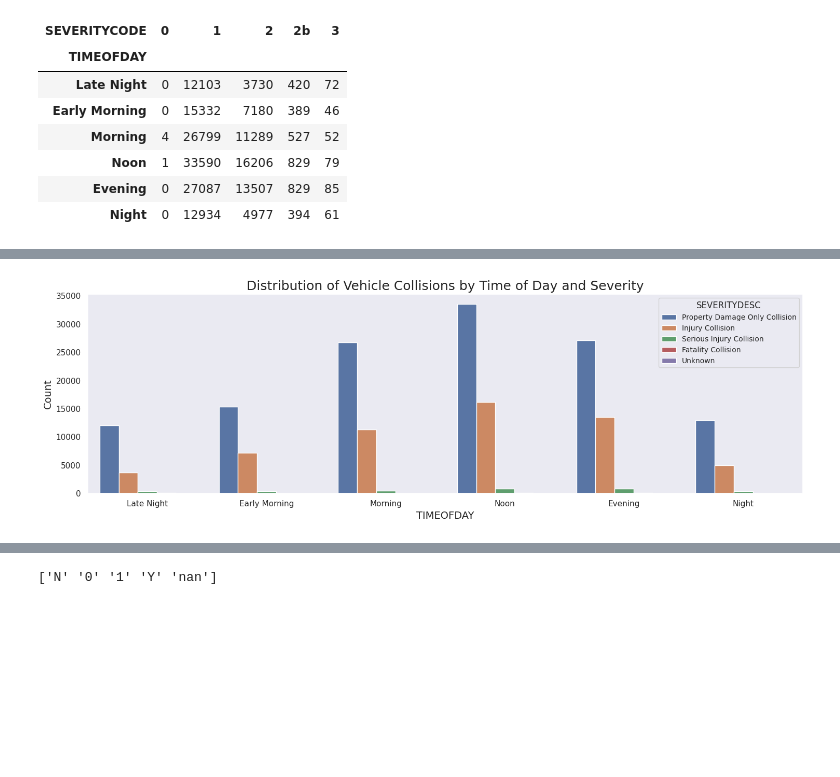
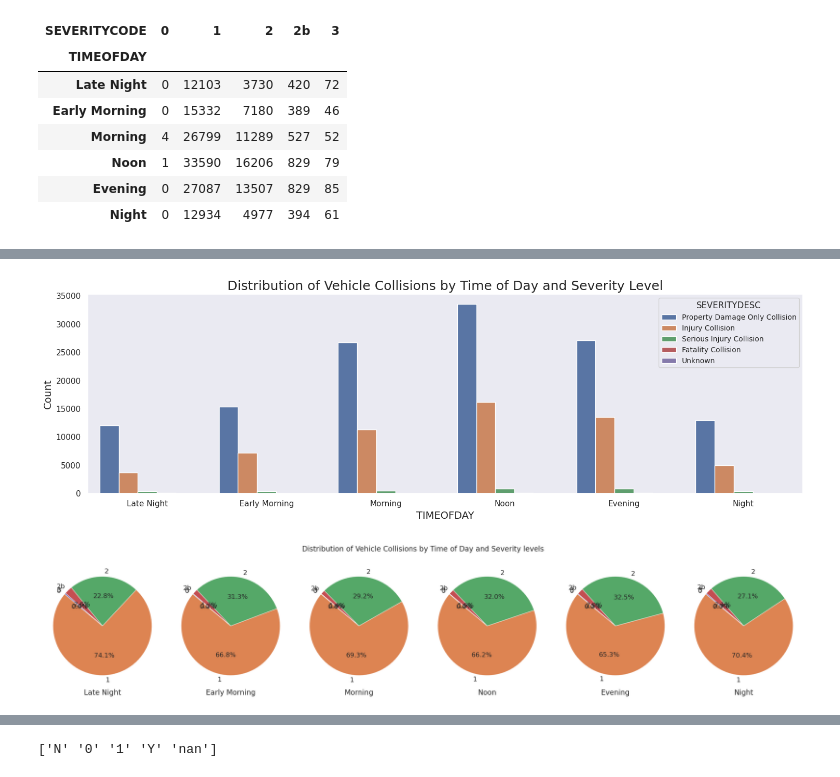
Before and after one commit to LuluW8071/Data-Science, a Jupyter notebook: Data Wrangling & EDA/05_Exercise_SDOT_Collision_Analysis/SDOT_Collision_Analysis.ipynb, the cells around one changed output, grey strips where cells are left out. Drawn from its saved outputs; the diff is of its cells as text; code cells hidden in the pictures; blank space fills up the shorter version.

```diff
--- a/Data Wrangling & EDA/05_Exercise_SDOT_Collision_Analysis/SDOT_Collision_Analysis.ipynb
+++ b/Data Wrangling & EDA/05_Exercise_SDOT_Collision_Analysis/SDOT_Collision_Analysis.ipynb
@@ -674,9 +706,11 @@ pd.crosstab(df.TIMEOFDAY, df.SEVERITYDESC)
 | Evening | 85 | 13507 | 27087 | 829 | 0 |
 | Night | 61 | 4977 | 12934 | 394 | 0 |
 # %%
-visualize_collision_counts(df, "TIMEOFDAY", "SEVERITYDESC", "Distribution of Vehicle Collisions by Time of Day and Severity")
+visualize_collision_counts(df, "TIMEOFDAY", "SEVERITYDESC", "Distribution of Vehicle Collisions by Time of Day and Severity Level")
+visualize_collision_pie_chart(df, "TIMEOFDAY", "SEVERITYCODE", "Distribution of Vehicle Collisions by Time of Day and Severity levels")
 # %% [output]
-[figure, old version]
+[figure, new version]
+[figure, added]
 # %% [markdown]
 > - Most crashes happen during the day, with afternoons seeing the highest number.
 - Nighttime has the fewest crashes overall.
```
Also changed, not shown: parts of 35 cells of this notebook.
